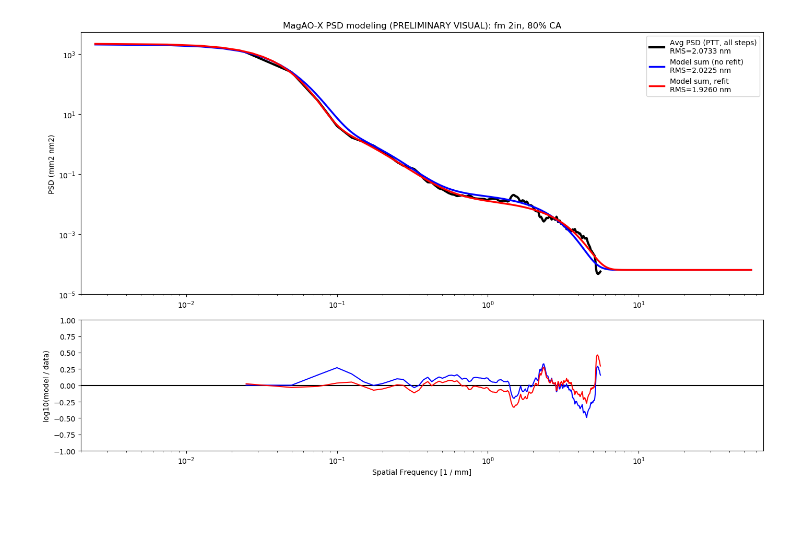
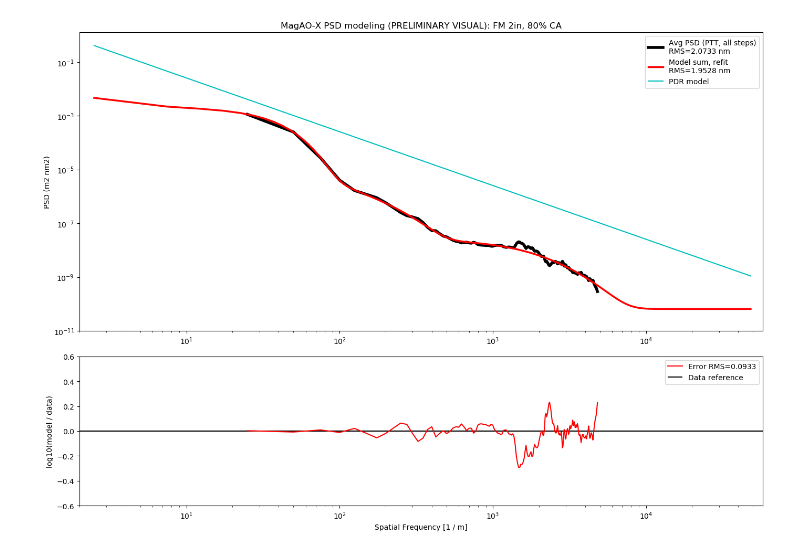
Before and after one commit to magao-x/magaox_poppy, a Jupyter notebook: PSD/PSDmodel_fm_2inch.ipynb, the cells around one changed output. Cells and saved outputs as stored; diff of their text form; code cells hidden in the pictures; blank space fills up the shorter version.

Commit message:
update L-S and model into nm2m2 scaling

```diff
--- a/PSD/PSDmodel_fm_2inch.ipynb
+++ b/PSD/PSDmodel_fm_2inch.ipynb
@@ -139,15 +152,19 @@ Wall time: 330 ms
 # %%
 %%time
-ist = [0, 4, 19]#, 55]
+ist = [0, 4, 25]#, 55]
 iend = [ist[1], ist[2], len(avg_psd.k_radial)-15]
-rms_sr = [0.0005*u.nm, 0.0005*u.nm, 0.08*u.nm]
+rms_sr = [0.00005*u.nm, 0.00005*u.nm, 0.08*u.nm]
 psd_weight = [1.0, 1.0, 1.0]
 k_limit = [np.amin(avg_psd.k_radial)/10, np.amax(avg_psd.k_radial)*10]
+surf_unit = (avg_psd.psd_radial_cal.unit * (avg_psd.k_radial.unit**2))**(0.5)
 mdl_set = []
+x0 = [[1.0e-5, 1.0e-5, 1.0e-5, 1.0e-5],
+      [1.0e-3, 1.0e-3, 1.0e-5, 1.0e-6],
+      [1.0e-5, 1.0e-5, 1.0e-5, 1.0e-5]]
 for j in range(0, len(ist)):
     mdl = psd.model_single(region_num=j)
     mdl.load_data(ind_range=[ist[j],iend[j]], psd_obj=avg_psd)
-    mdl.calc_psd_parm(rms_sr=rms_sr[j])#, ratio_mode=False)
+    mdl.calc_psd_parm(rms_sr=rms_sr[j], x0=x0[j])#, ratio_mode=False)
     mdl.calc_model_total(psd_weight=psd_weight[j], k_spacing=opt_parms['dk']*0.2, k_limit=k_limit)
     mdl_set.append(mdl)
 
@@ -161,4 +178,6 @@ ms_refit = psd.model_combine(mdl_set=mdl_set, avg_psd=avg_psd)
 ms_refit.calc_refit()
 ms_refit.calc_error()
 ms_refit.calc_psd_rms()
+
+plot_model2(mdl_set, ms_refit.psd_radial_sum, ms_refit.error, avg_psd, opt_parms)
 # %% [output]
@@ -174,31 +187,37 @@ plot_model2(mdl_set, mdl_sum, err_ratio, avg_psd, opt_parms)
 # %%
+ap = 2.0
+bp = 2.55 * (u.nm**2)
+parm_pdr = [ap, bp, 0.0*u.m, 0.0, 0*(u.nm*u.m)**2]
+psd_pdr = psd.model_full(k=mdl_set[0].k_range, psd_parm=parm_pdr)
+
 k_radial = avg_psd.k_radial.value
 psd_radial = avg_psd.psd_radial_cal.value
 k_range_mdl = mdl_set[0].k_range.value
 
-plt.figure(figsize=[14,9],dpi=100)
+plt.figure(figsize=[14,10],dpi=100)
 gs = gridspec.GridSpec(ncols=1, nrows=2, height_ratios=[4,2])
 ax0 = plt.subplot(gs[0])
-ax0.loglog(k_radial, psd_radial, 'k', linewidth=3, label='Avg PSD (PTT, all steps)\nRMS={0:.4f}'.format(avg_psd.rms_tot))
-ax0.loglog(k_range_mdl, ms.psd_radial_sum.value, 'b', linewidth=2.5, label='Model sum (no refit)\nRMS={0:.4f}'.format(ms.psd_rms_sum))
+ax0.loglog(k_radial, psd_radial, 'k', linewidth=4, label='Avg PSD (PTT, all steps)\nRMS={0:.4f}'.format(avg_psd.rms_tot))
+#ax0.loglog(k_range_mdl, ms.psd_radial_sum.value, 'b', linewidth=2.5, label='Model sum (no refit)\nRMS={0:.4f}'.format(ms.psd_rms_sum))
 ax0.loglog(k_range_mdl, ms_refit.psd_radial_sum.value, 'r', linewidth=2.5, label='Model sum, refit\nRMS={0:.4f}'.format(ms_refit.psd_rms_sum))
+ax0.loglog(k_range_mdl, psd_pdr.value, 'c', linewidth=1.5, label='PDR model')
 ax0.set_xlim(left=np.amin(k_range_mdl)*0.8, right=np.amax(k_range_mdl)*1.2)
-ax0.set_ylim(bottom=1e-5)
+ax0.set_ylim(bottom=1e-11)
 ax0.set_ylabel('PSD ({0})'.format(ms.psd_radial_sum.unit))
 ax0.legend(prop={'size':10})#,loc='center left', bbox_to_anchor=(1, 0.5))
-ax0.set_title('MagAO-X PSD modeling (PRELIMINARY VISUAL): fm {0}, {1}% CA'.format(opt_parms['label'], opt_parms['ca']))
+ax0.set_title('MagAO-X PSD modeling (PRELIMINARY VISUAL): FM 2in, {0}% CA'.format(opt_parms['ca']))
 
 #avg_err = np.mean(np.abs(err_ratio))
 ax1 = plt.subplot(gs[1])
-ax1.semilogx(k_radial, ms.error, 'b')
-ax1.semilogx(k_radial, ms_refit.error, 'r')
-ax1.hlines(y=0, xmin=np.amin(k_range_mdl)*0.8, xmax=np.amax(k_range_mdl)*1.2, color='k')
-ax1.set_ylim(top=1, bottom=-1)
+ax1.hlines(y=0, xmin=np.amin(k_range_mdl)*0.8, xmax=np.amax(k_range_mdl)*1.2, color='k', label='Data reference')
+#ax1.semilogx(k_radial, ms.error, 'b', label='Error RMS={0:.4f}'.format(ms.error_rms))
+ax1.semilogx(k_radial, ms_refit.error, 'r', label='Error RMS={0:.4f}'.format(ms_refit.error_rms))
+ax1.legend(prop={'size':10})
+ax1.set_ylim(top=0.6, bottom=-0.6)
 ax1.set_xlim(left=np.amin(k_range_mdl)*0.8, right=np.amax(k_range_mdl)*1.2)
 ax1.set_ylabel('log10(model / data)')
 ax1.set_xlabel('Spatial Frequency [{0}]'.format(ms.k_radial_data.unit))
-#ax1.annotate('Mean abs error %: {0:.4}%'.format(avg_err), **anno_opts)
 
 plt.tight_layout()
 # %% [output]
-[figure, old version]
+[figure, new version]
```
Also changed, not shown: parts of 7 cells of this notebook, 3 other files.
